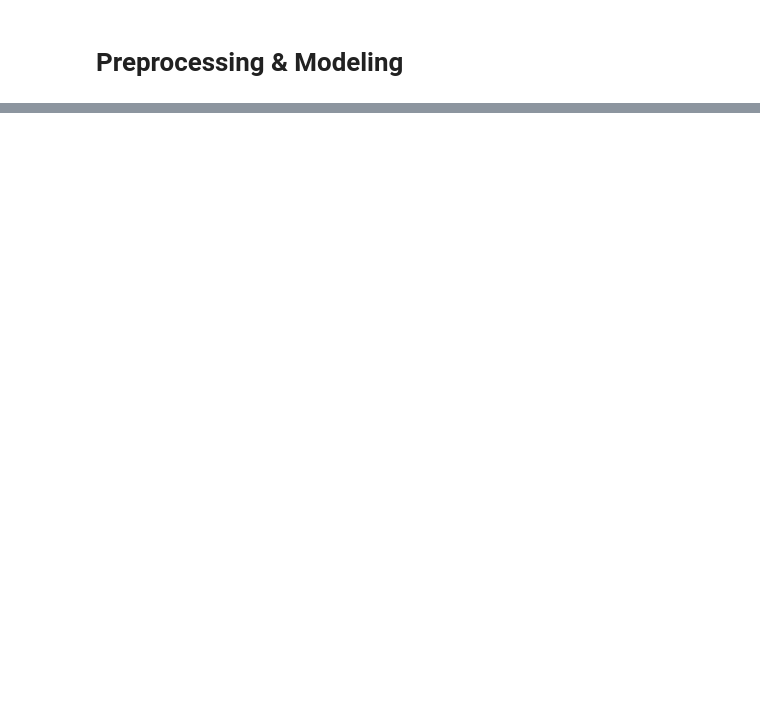
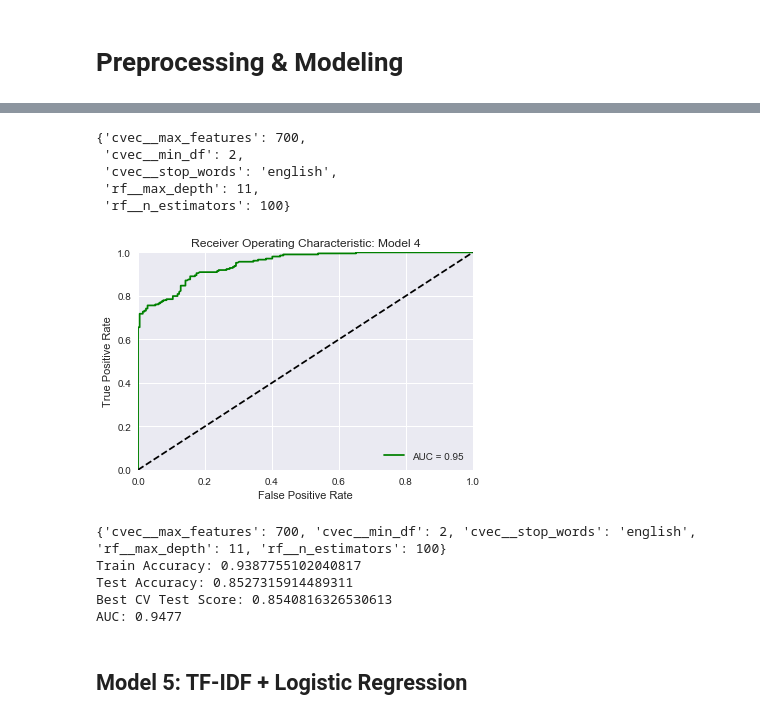
Before and after one commit to amanda-jo/General-Assembly-Projects, a Jupyter notebook: 03_Preprocessing_&_Modeling.ipynb, the cells around one changed output, grey strips where cells are left out. Saved outputs shown, nothing was run; the diff lists cells and outputs as text; code cells hidden in the pictures; blank space fills up the shorter version.

```diff
--- a/03_Preprocessing_&_Modeling.ipynb
+++ b/03_Preprocessing_&_Modeling.ipynb
@@ -7,0 +353,15 @@ import pandas as pd
+# %%
+pipe = Pipeline([
+    ('cvec', CountVectorizer()),
+    ('rf', RandomForestClassifier())])
+
+params = {
+    'cvec__stop_words': [None, 'english'],
+    'cvec__min_df' : [2, 11, 22],
+    'cvec__max_features' : [None, 700, 500, 200, 20],
+    'rf__n_estimators': [10, 20, 50, 100, 200],
+    'rf__max_depth': [2,7,11]}
+
+
+model_4 = GridSearchCVProgressBar(pipe, params, cv = 3)
+model_4.fit(X_train, y_train)
@@ -7,0 +383,8 @@ import pandas as pd
+# %%
+model_4.best_params_
+# %% [output]
+{'cvec__max_features': 700,
+ 'cvec__min_df': 2,
+ 'cvec__stop_words': 'english',
+ 'rf__max_depth': 11,
+ 'rf__n_estimators': 100}
@@ -7,0 +393,32 @@ import pandas as pd
+# %%
+# calculate fpr & tpr / graph roc curve
+probs = model_4.predict_proba(X_test)
+preds = probs[:,1]
+fpr, tpr, threshold = metrics.roc_curve(y_test, preds)
+roc_auc = metrics.auc(fpr, tpr)
+
+plt.title('Receiver Operating Characteristic: Model 4')
+plt.plot(fpr, tpr, 'g', label = 'AUC = %0.2f' % roc_auc)
+plt.legend(loc = 'lower right')
+plt.plot([0, 1], [0, 1],'k--')
+plt.xlim([0, 1])
+plt.ylim([0, 1])
+plt.ylabel('True Positive Rate')
+plt.xlabel('False Positive Rate')
+plt.show()
+# %% [output]
+[figure, added]
+# %%
+print(model_4.best_params_)
+print('Train Accuracy:', model_4.score(X_train, y_train))
+print('Test Accuracy:', model_4.score(X_test, y_test))
+print('Best CV Test Score:', model_4.best_score_)
+print('AUC:', round(roc_auc, 4))
+# %% [output]
+{'cvec__max_features': 700, 'cvec__min_df': 2, 'cvec__stop_words': 'english', 'rf__max_depth': 11, 'rf__n_estimators': 100}
+Train Accuracy: 0.9387755102040817
+Test Accuracy: 0.8527315914489311
+Best CV Test Score: 0.8540816326530613
+AUC: 0.9477
+# %% [markdown]
+## Model 5: TF-IDF + Logistic Regression
```
Also changed, not shown: parts of 83 cells of this notebook, 9 other files.
